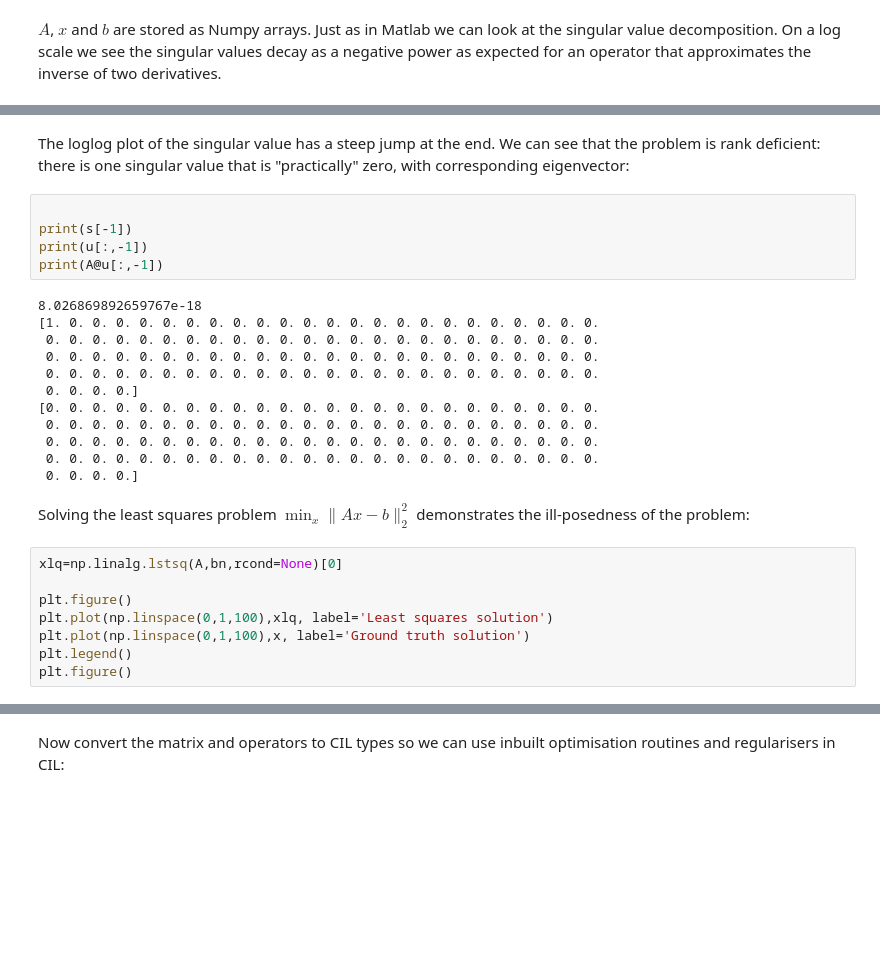
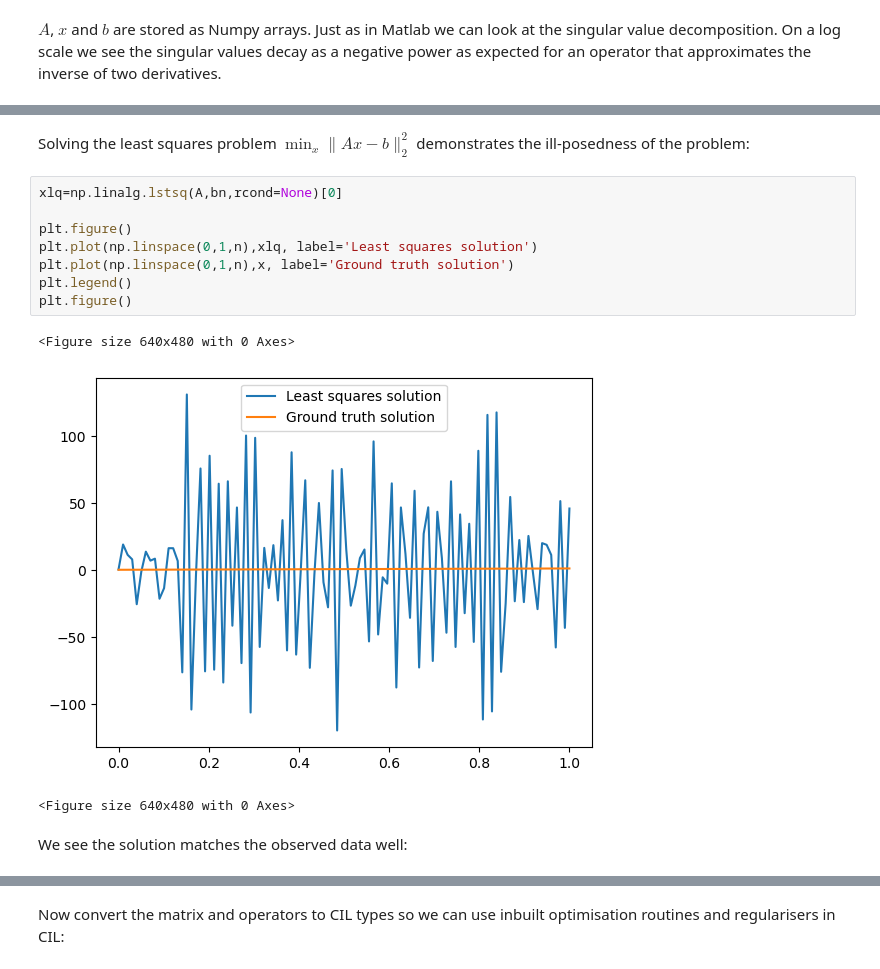
Before and after one commit to TomographicImaging/CIL-User-Showcase, a Jupyter notebook: 1DIP/deriv2_cgls.ipynb, the cells around one changed output, grey strips where cells are left out. Saved outputs shown, nothing was run; the diff lists cells and outputs as text; blank space fills up the shorter version.

```diff
--- a/1DIP/deriv2_cgls.ipynb
+++ b/1DIP/deriv2_cgls.ipynb
@@ -128,29 +119,16 @@ plt.show()
-# %% [markdown]
-The loglog plot of the singular value has a steep jump at the end. We can see that the problem is rank deficient: there is one singular value that is "practically" zero, with corresponding eigenvector:
-# %%
-
-print(s[-1])
-print(u[:,-1])
-print(A@u[:,-1])
-# %% [output]
-8.026869892659767e-18
-[1. 0. 0. 0. 0. 0. 0. 0. 0. 0. 0. 0. 0. 0. 0. 0. 0. 0. 0. 0. 0. 0. 0. 0.
- 0. 0. 0. 0. 0. 0. 0. 0. 0. 0. 0. 0. 0. 0. 0. 0. 0. 0. 0. 0. 0. 0. 0. 0.
- 0. 0. 0. 0. 0. 0. 0. 0. 0. 0. 0. 0. 0. 0. 0. 0. 0. 0. 0. 0. 0. 0. 0. 0.
- 0. 0. 0. 0. 0. 0. 0. 0. 0. 0. 0. 0. 0. 0. 0. 0. 0. 0. 0. 0. 0. 0. 0. 0.
- 0. 0. 0. 0.]
-[0. 0. 0. 0. 0. 0. 0. 0. 0. 0. 0. 0. 0. 0. 0. 0. 0. 0. 0. 0. 0. 0. 0. 0.
- 0. 0. 0. 0. 0. 0. 0. 0. 0. 0. 0. 0. 0. 0. 0. 0. 0. 0. 0. 0. 0. 0. 0. 0.
- 0. 0. 0. 0. 0. 0. 0. 0. 0. 0. 0. 0. 0. 0. 0. 0. 0. 0. 0. 0. 0. 0. 0. 0.
- 0. 0. 0. 0. 0. 0. 0. 0. 0. 0. 0. 0. 0. 0. 0. 0. 0. 0. 0. 0. 0. 0. 0. 0.
- 0. 0. 0. 0.]
 # %% [markdown]
 Solving the least squares problem $\min_x\|Ax-b\|_2^2$ demonstrates the ill-posedness of the problem:
 # %%
 xlq=np.linalg.lstsq(A,bn,rcond=None)[0]
 
 plt.figure()
-plt.plot(np.linspace(0,1,100),xlq, label='Least squares solution')
-plt.plot(np.linspace(0,1,100),x, label='Ground truth solution')
+plt.plot(np.linspace(0,1,n),xlq, label='Least squares solution')
+plt.plot(np.linspace(0,1,n),x, label='Ground truth solution')
 plt.legend()
 plt.figure()
+# %% [output]
+<Figure size 640x480 with 0 Axes>
+[figure, added]
+<Figure size 640x480 with 0 Axes>
+# %% [markdown]
+We see the solution matches the observed data well:
```
Also changed, not shown: parts of 14 cells of this notebook, 1 other file.
